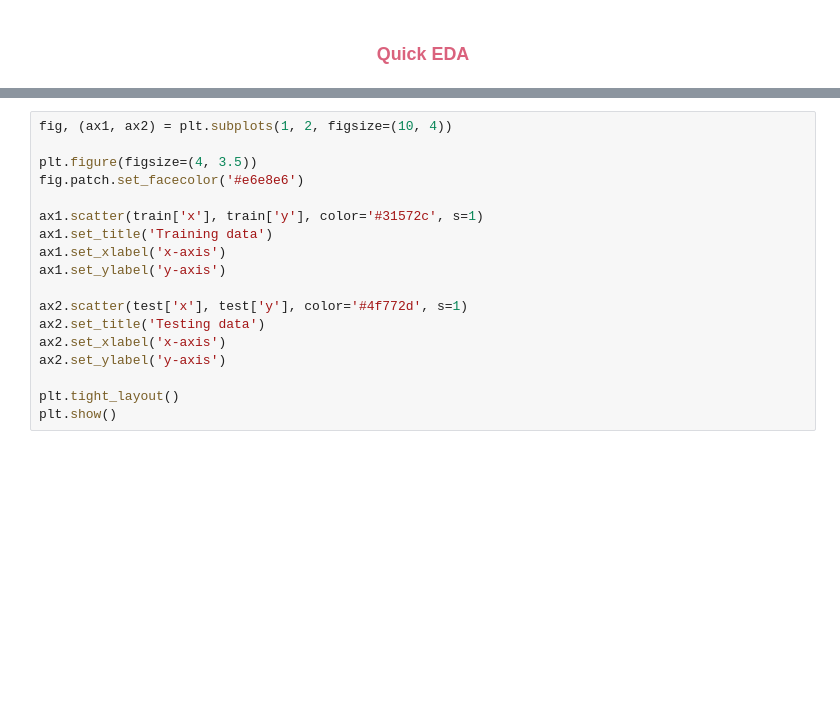
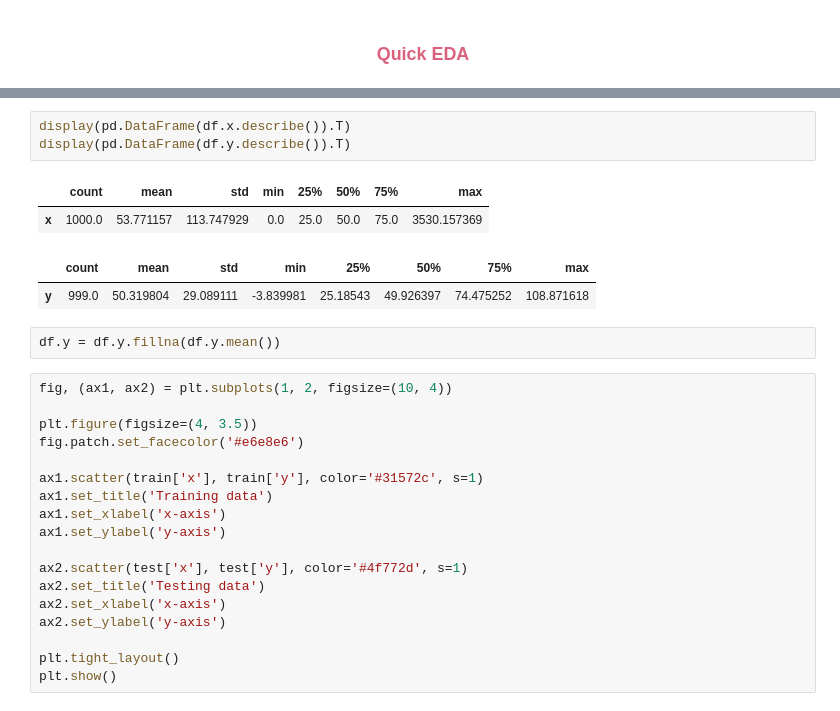
Before and after one commit to naomilago/lr_with_gd, a Jupyter notebook: Linear Regression.ipynb, the cells around one changed output, grey strips where cells are left out. Drawn from its saved outputs; the diff is of its cells as text; blank space fills up the shorter version.

```diff
--- a/Linear Regression.ipynb
+++ b/Linear Regression.ipynb
@@ -40,3 +53,13 @@ else:
+# %%
+display(pd.DataFrame(df.x.describe()).T)
+display(pd.DataFrame(df.y.describe()).T)
+# %% [output]
+|  | count | mean | std | min | 25% | 50% | 75% | max |
+| x | 1000.0 | 53.771157 | 113.747929 | 0.0 | 25.0 | 50.0 | 75.0 | 3530.157369 |
+|  | count | mean | std | min | 25% | 50% | 75% | max |
+| y | 999.0 | 50.319804 | 29.089111 | -3.839981 | 25.18543 | 49.926397 | 74.475252 | 108.871618 |
+# %%
+df.y = df.y.fillna(df.y.mean())
 # %%
 fig, (ax1, ax2) = plt.subplots(1, 2, figsize=(10, 4))
 
```
Also changed, not shown: parts of 8 cells of this notebook.
